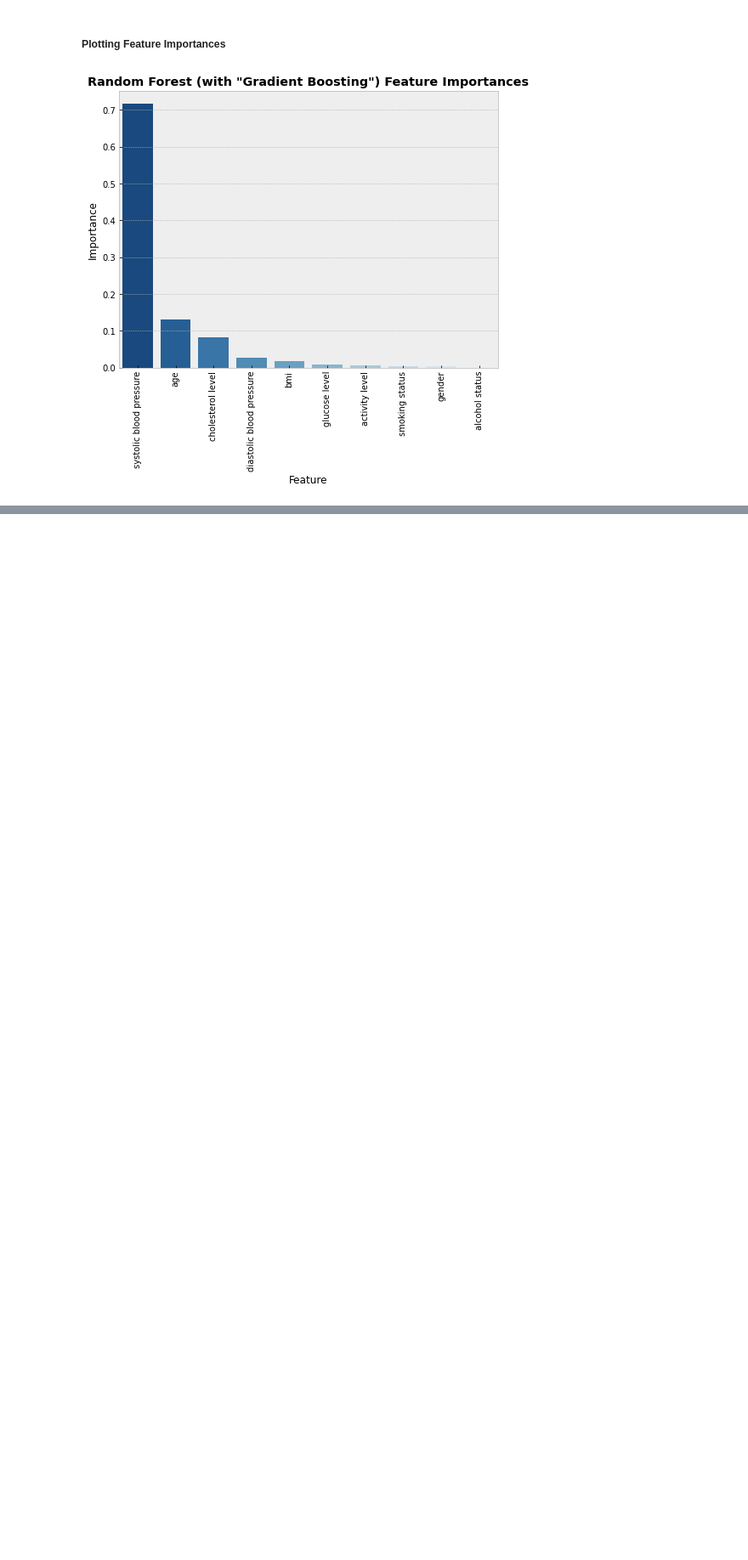
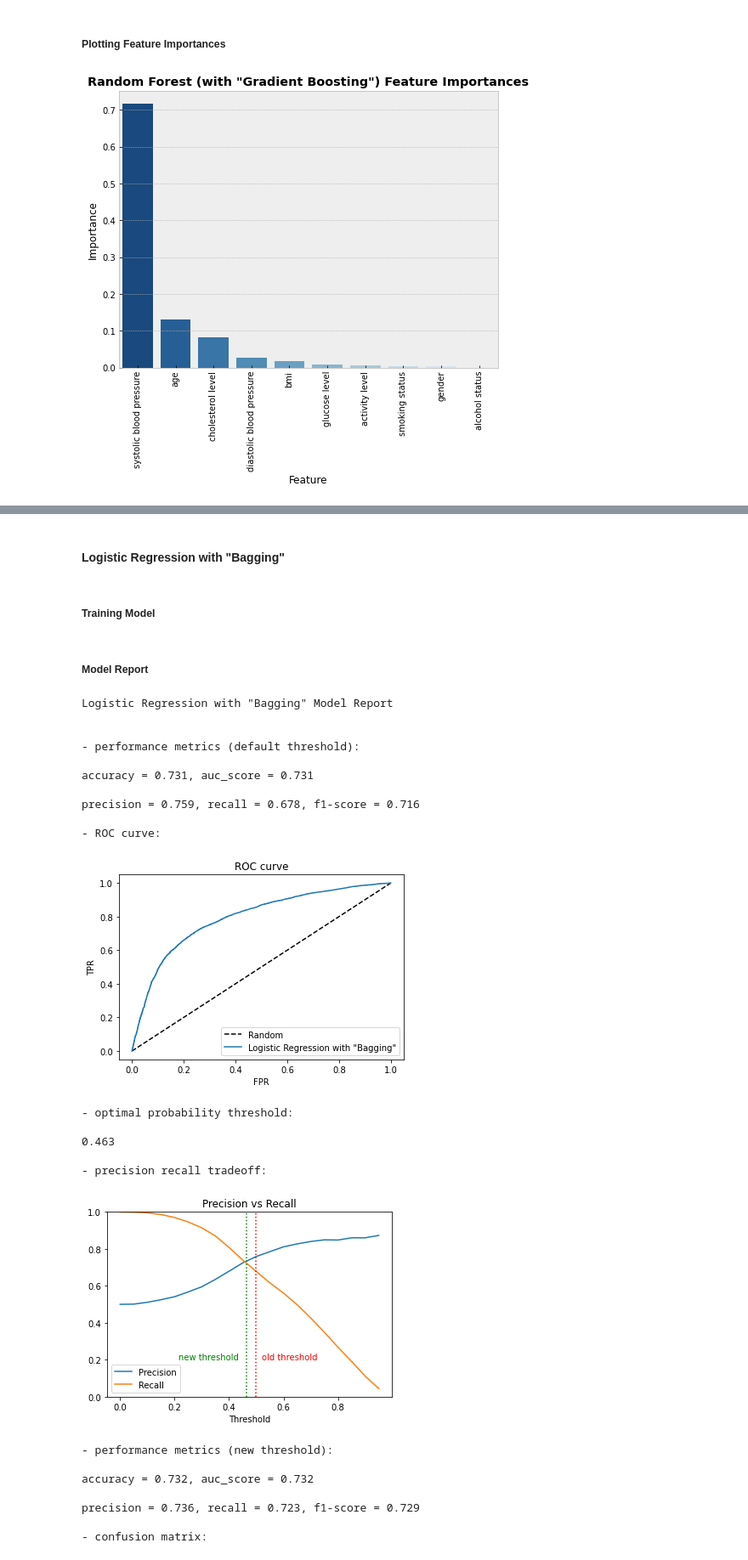
Before and after one commit to jackbustertann/cardiovascular_disease_detection, a Jupyter notebook: index.ipynb, the cells around one changed output, grey strips where cells are left out. Shown at 85% size. Cells and saved outputs as stored; diff of their text form; code cells hidden in the pictures; blank space fills up the shorter version.

Commit message:
training and validating other ensemble models

```diff
--- a/index.ipynb
+++ b/index.ipynb
@@ -930,0 +897,39 @@ plt.xticks(rotation = 90);
+# %% [markdown]
+#### Logistic Regression with "Bagging"
+# %% [markdown]
+##### Training Model
+# %%
+lr_bagged = BaggingClassifier(base_estimator = lr)
+lr_bagged_model = lr_bagged.fit(X_train_scaled, y_train)
+
+y_test_hat = lr_bagged_model.predict(X_test_scaled)
+y_test_proba = lr_bagged_model.predict_proba(X_test_scaled)[:,1]
+# %% [markdown]
+##### Model Report
+# %%
+model_report(y_test, y_test_hat, y_test_proba, 'Logistic Regression with "Bagging"')
+# %% [output]
+Logistic Regression with "Bagging" Model Report
+
+
+- performance metrics (default threshold):
+
+accuracy = 0.731, auc_score = 0.731
+
+precision = 0.759, recall = 0.678, f1-score = 0.716
+
+- ROC curve:
+[figure, added]
+- optimal probability threshold:
+
+0.463
+
+- precision recall tradeoff:
+[figure, added]
+- performance metrics (new threshold):
+
+accuracy = 0.732, auc_score = 0.732
+
+precision = 0.736, recall = 0.723, f1-score = 0.729
+
+- confusion matrix:
```
Also changed, not shown: parts of 41 cells of this notebook, 1 other file.
